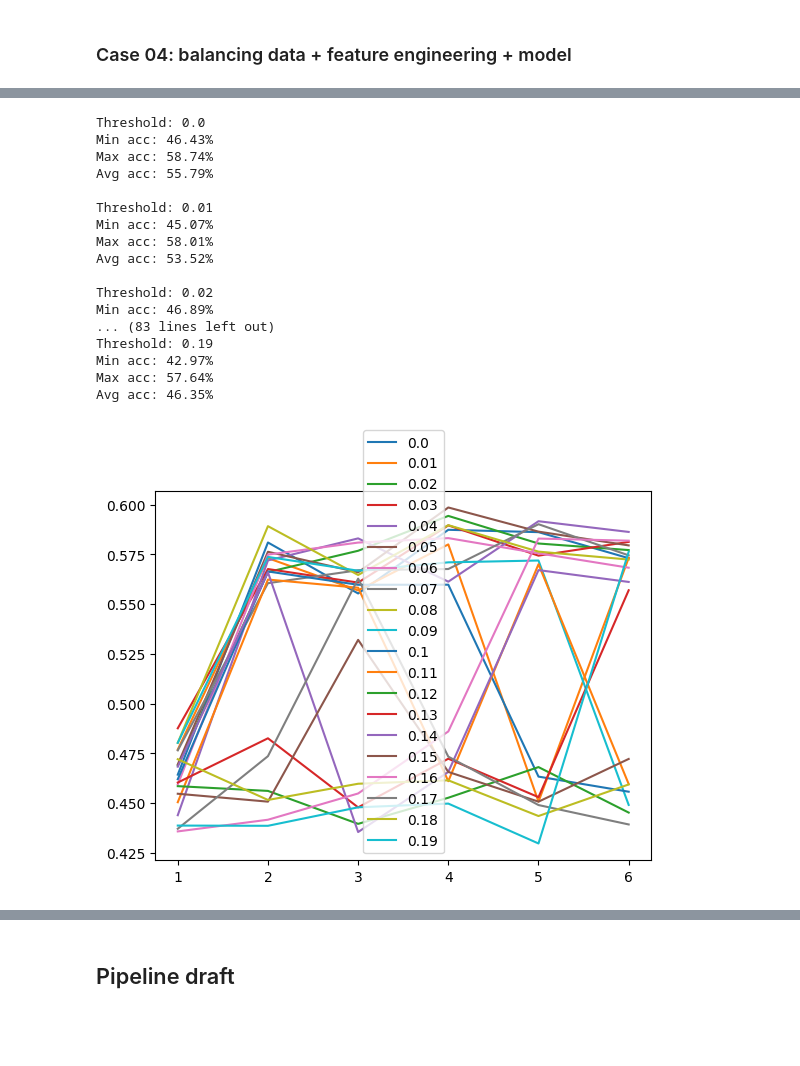
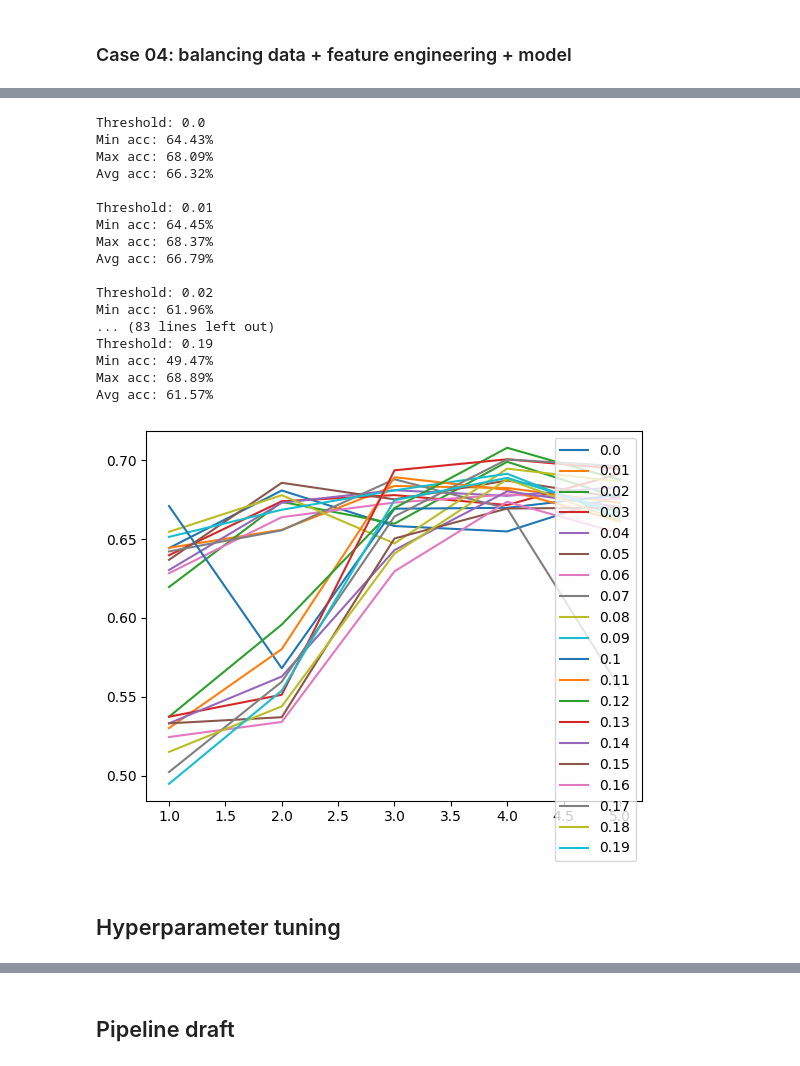
Before and after one commit to Bognanna/Molecular-Tastants, a Jupyter notebook: main.ipynb, the cells around one changed output, grey strips where cells are left out. Drawn from its saved outputs; the diff is of its cells as text; code cells hidden in the pictures; blank space fills up the shorter version.

Commit message:
Hyperparameter tuning

```diff
--- a/main.ipynb
+++ b/main.ipynb
@@ -196,7 +207,7 @@ Avg acc: 42.57%
 # %% [markdown]
 ### Case 02 balancing data + model
 # %%
-X_resampled, y_resampled = balance_classes(X_train, y_train, k_neighbors=2)
+X_resampled, y_resampled = balance_classes(X_train, y_train, k_neighbors=5)
 
 clf = train_model(X_resampled, y_resampled)
 y_pred = make_prediction(clf, X_test)
@@ -211,7 +222,7 @@ n_iterations = 10
 
 
 sampling_strategy = ['minority', 'not minority', 'not majority', 'all']
-k_neighbors = np.arange(1, 7, 1)
+k_neighbors = np.arange(1, 6, 1)
 
 for s in sampling_strategy:
 
@@ -255,7 +269,7 @@ Avg acc: 56.11%
 # %% [markdown]
 ### Case 03: feature engineering + model
 # %%
-X_selected = select_features(pd.DataFrame(X_train), threshold = 0.07)
+X_selected = select_features(pd.DataFrame(X_train), threshold = 0.01)
 column_names = X_selected.columns
 X_selected_test = X_test[column_names]
 
@@ -298,11 +312,11 @@ Avg acc: 41.45%
 # %%
 X_resampled, y_resampled = balance_classes(X_train, y_train, k_neighbors=4)
 
-X_selected = select_features(pd.DataFrame(X_resampled), threshold = 0.05)
+X_selected = select_features(pd.DataFrame(X_resampled), threshold = 0.02)
 column_names = X_selected.columns
 X_selected_test = X_test[column_names]
 
-clf_04 = train_model(X_selected, y_resampled)
+clf = train_model(X_selected, y_resampled)
 y_pred = make_prediction(clf, X_selected_test)
 acc = evaluate_model(y_test, y_pred)
 # %% [output]
@@ -315,9 +329,8 @@ Balanced accuracy: 59.86%
 # %%
-n_iterations = 10
 acc_scores = []
 
 sampling_strategy = ['minority', 'not minority', 'not majority', 'all']
-k_neighbors = np.arange(1, 7, 1)
+k_neighbors = np.arange(1, 6, 1)
 thresholds = np.arange(0, 0.2, 0.01)
 
 for t in thresholds:
@@ -325,41 +338,43 @@ for t in thresholds:
     for k in k_neighbors:
         X_resampled, y_resampled = balance_classes(X_train, y_train, info = False, sampling_strategy='not majority', k_neighbors=k)
 
         X_selected = select_features(pd.DataFrame(X_resampled), threshold = t, info = False)
         column_names = X_selected.columns
         X_selected_test = X_test[column_names]
 
         clf = train_model(X_selected, y_resampled)
         y_pred = make_prediction(clf, X_selected_test)
         acc = evaluate_model(y_test, y_pred, print_acc = False, show_cm = False)
 
         acc_scores.append(acc)
 
     print(f'\nThreshold: {t}')
     print(f'Min acc: {min(acc_scores):.2%}')
     print(f'Max acc: {max(acc_scores):.2%}')
     print(f'Avg acc: {sum(acc_scores)/k_neighbors.size:.2%}')
 
     plt.plot(k_neighbors, acc_scores, label = t)
 
 plt.legend()
 plt.show()
 # %% [output]
 Threshold: 0.0
-Min acc: 46.43%
-Max acc: 58.74%
-Avg acc: 55.79%
+Min acc: 64.43%
+Max acc: 68.09%
+Avg acc: 66.32%
 
 Threshold: 0.01
-Min acc: 45.07%
-Max acc: 58.01%
-Avg acc: 53.52%
+Min acc: 64.45%
+Max acc: 68.37%
+Avg acc: 66.79%
 
 Threshold: 0.02
-Min acc: 46.89%
+Min acc: 61.96%
 ... (83 lines left out)
 Threshold: 0.19
-Min acc: 42.97%
-Max acc: 57.64%
-Avg acc: 46.35%
+Min acc: 49.47%
+Max acc: 68.89%
+Avg acc: 61.57%
-[figure, old version]
+[figure, new version]
+# %% [markdown]
+## Hyperparameter tuning
```
Also changed, not shown: parts of 20 cells of this notebook.
